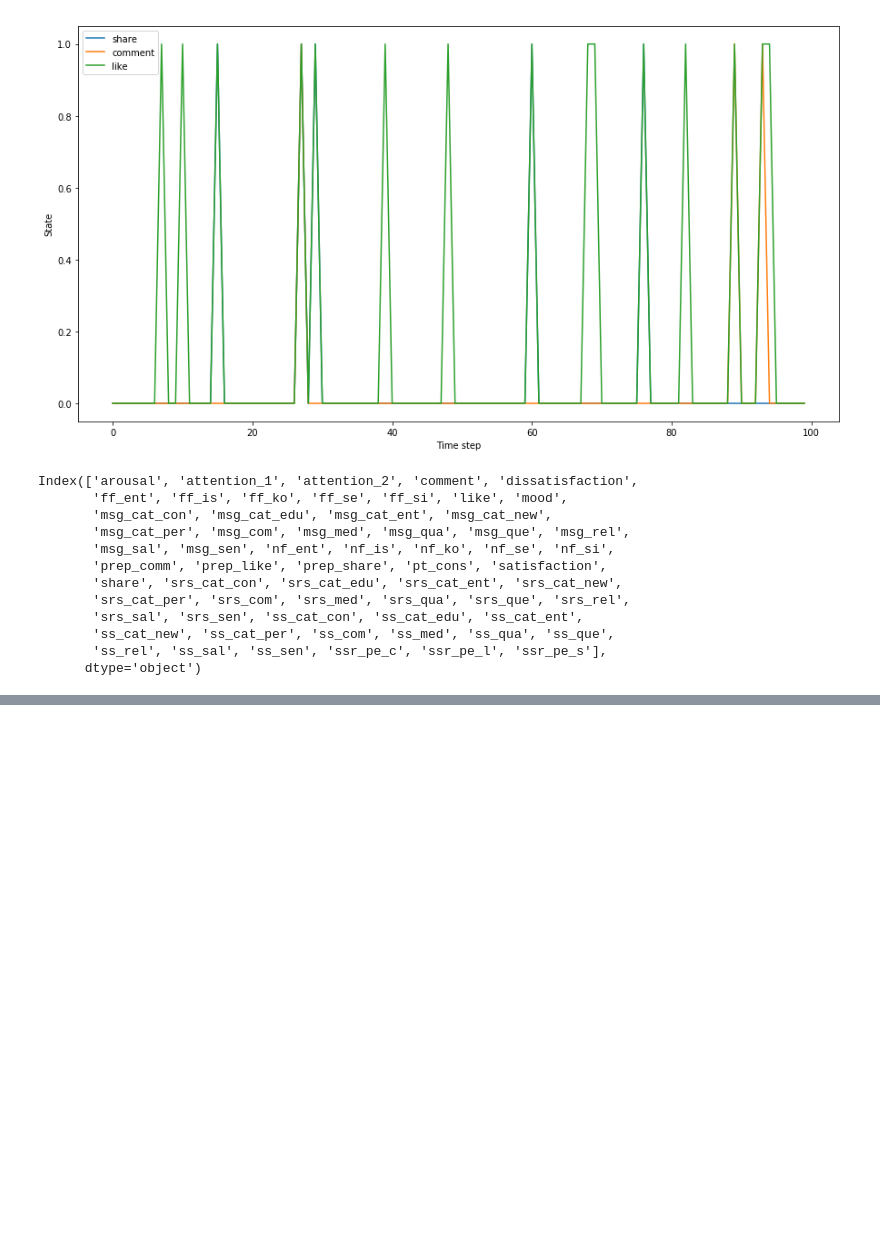
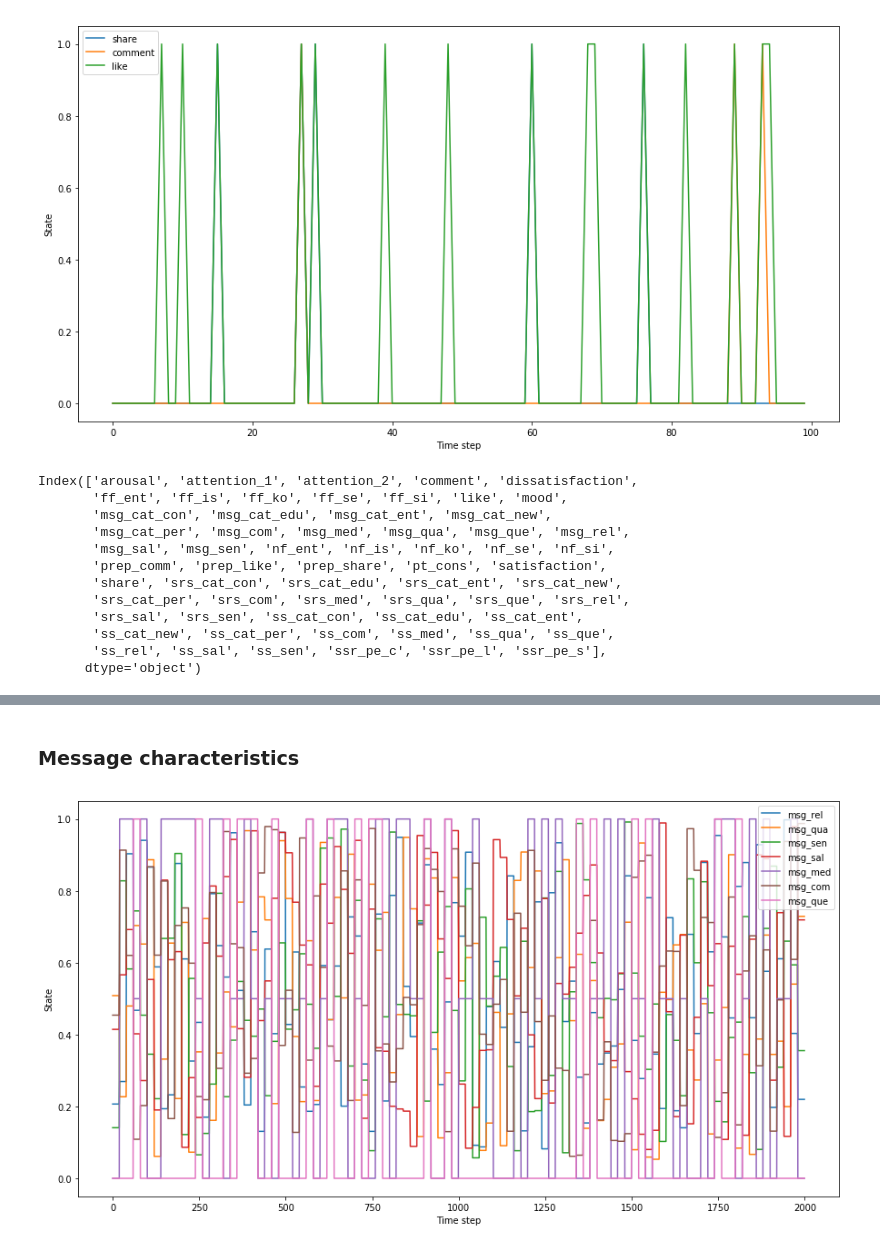
Before and after one commit to ericinlinux/sharing_behavior, a Jupyter notebook: 3_Parameter_tuning.ipynb, the cells around one changed output, grey strips where cells are left out. Saved outputs shown, nothing was run; the diff lists cells and outputs as text; code cells hidden in the pictures; blank space fills up the shorter version.

```diff
--- a/3_Parameter_tuning.ipynb
+++ b/3_Parameter_tuning.ipynb
@@ -249,0 +307,9 @@ Index(['arousal', 'attention_1', 'attention_2', 'comment', 'dissatisfaction',
+# %% [markdown]
+### Message characteristics
+# %%
+inputsDF[['msg_rel', 'msg_qua', 'msg_sen', 'msg_sal', 'msg_med', 'msg_com', 'msg_que']].plot()
+plt.ylabel('State')
+plt.xlabel('Time step')
+plt.rcParams["figure.figsize"] = (15,8)
+# %% [output]
+[figure, added]
```
Also changed, not shown: parts of 55 cells of this notebook, 2 other files.
